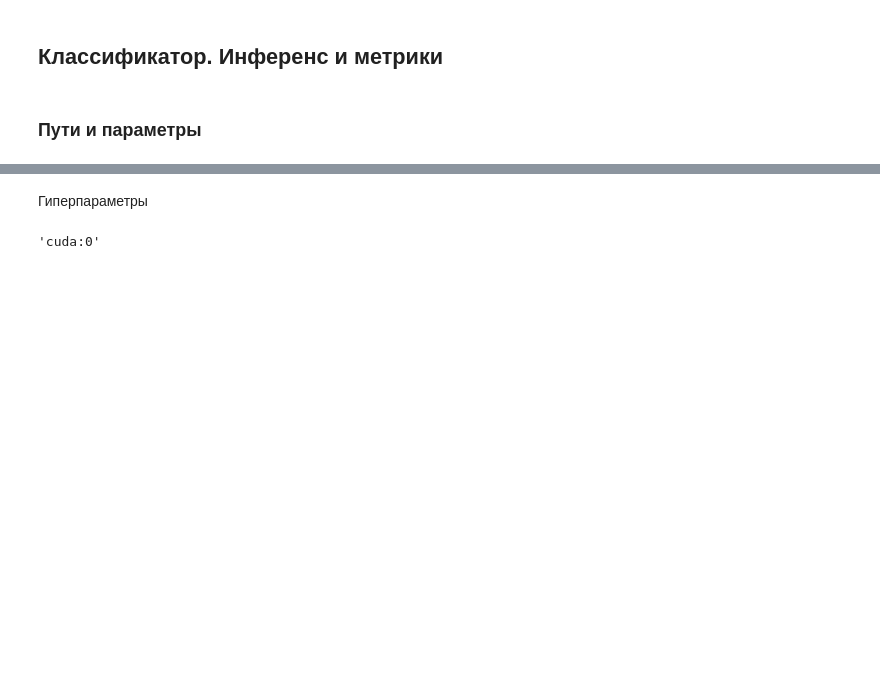
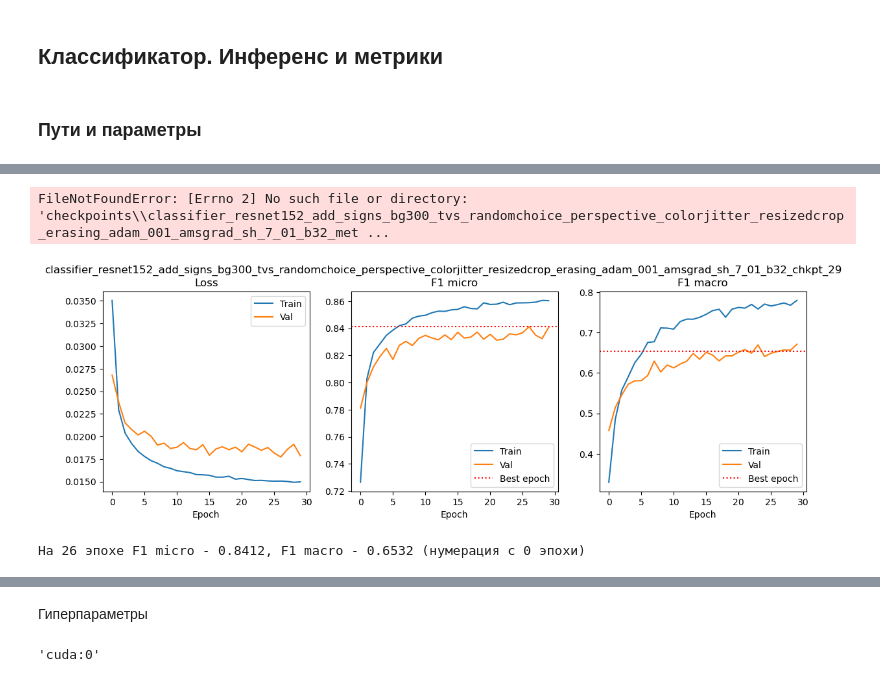
Before and after one commit to Denis-R-V/TSR, a Jupyter notebook: 4.4.classifier_eval.ipynb, the cells around one changed output, grey strips where cells are left out. Cells and saved outputs as stored; diff of their text form; code cells hidden in the pictures; blank space fills up the shorter version.

Commit message:
Update classifier eval

```diff
--- a/4.4.classifier_eval.ipynb
+++ b/4.4.classifier_eval.ipynb
@@ -91,0 +219,9 @@ print(torch.cuda.get_device_name(0) if device.type == 'cuda' else device.type)
+# %%
+plot_loss_metrics(os.path.join('checkpoints', 'classifier_resnet152_add_signs_bg300_tvs_randomchoice_perspective_colorjitter_resizedcrop_erasing_adam_001_amsgrad_sh_7_01_b32_metrics.json'))
+# %% [output]
+FileNotFoundError: [Errno 2] No such file or directory: 'checkpoints\\classifier_resnet152_add_signs_bg300_tvs_randomchoice_perspective_colorjitter_resizedcrop_erasing_adam_001_amsgrad_sh_7_01_b32_met ...
+# %%
+plot_loss_metrics(os.path.join('checkpoints', 'OK','classifier_resnet152_add_signs_bg300_tvs_randomchoice_perspective_colorjitter_resizedcrop_erasing_adam_001_amsgrad_sh_7_01_b32_chkpt_29.pth'))
+# %% [output]
+[figure, added]
+На 26 эпохе F1 micro - 0.8412, F1 macro - 0.6532 (нумерация с 0 эпохи)
```
Also changed, not shown: parts of 16 cells of this notebook, 1 other file.
